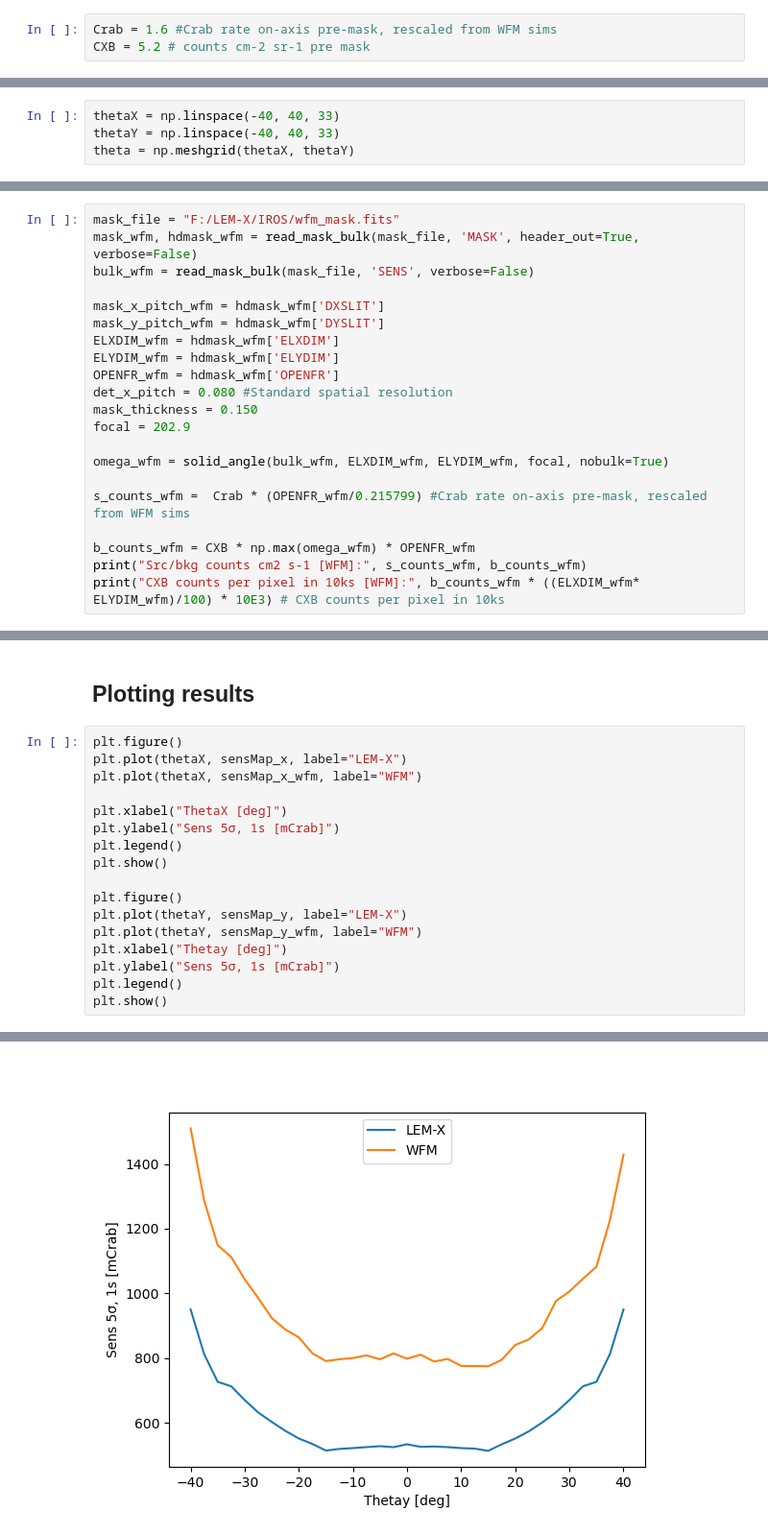
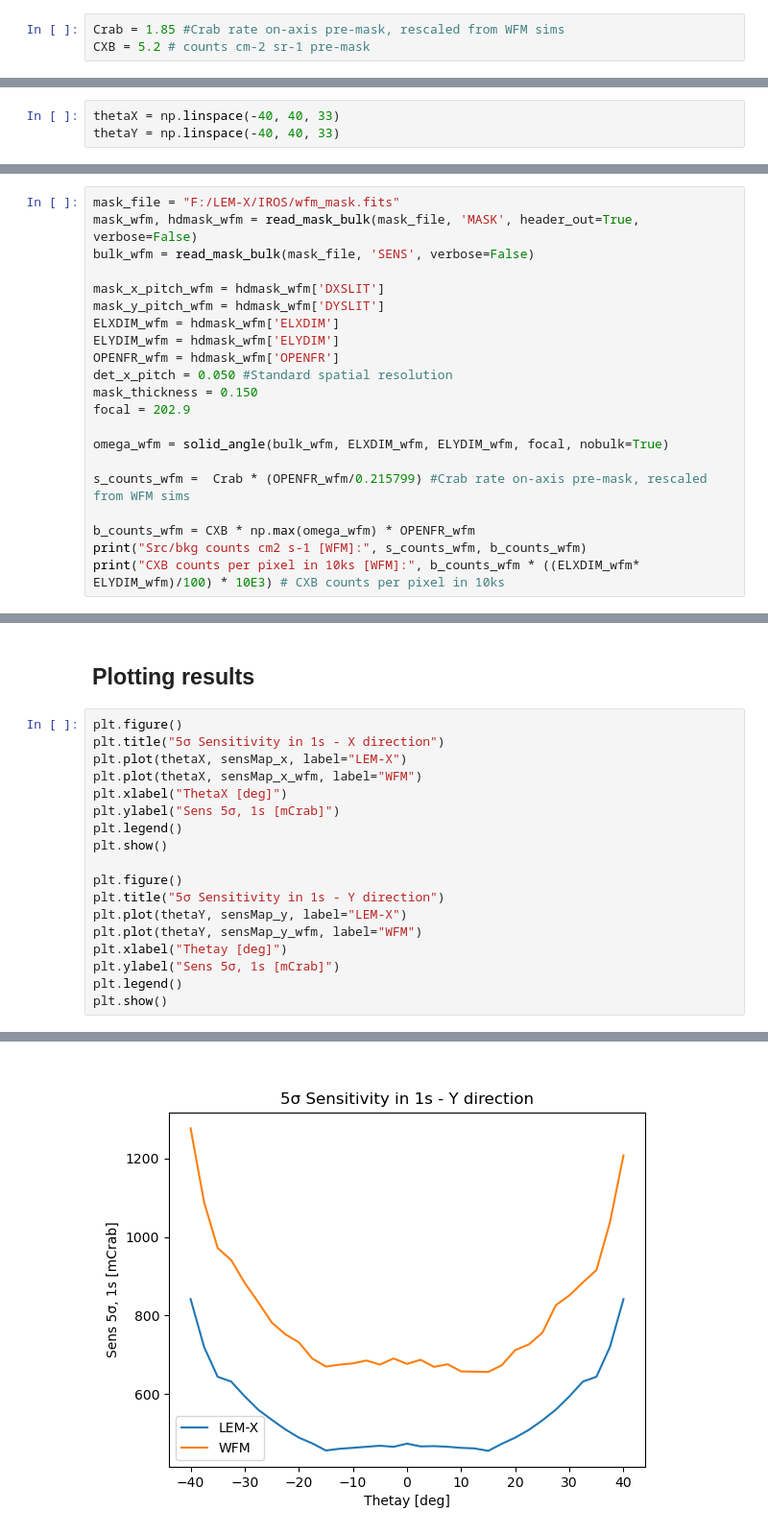
Before and after one commit to yuri-evangelista/CodedMasks, a Jupyter notebook: notebooks/sens_vs_off_axis.ipynb, the cells around one changed output, grey strips where cells are left out. Shown at 96% size. Cells and saved outputs as stored; diff of their text form.

```diff
--- a/notebooks/sens_vs_off_axis.ipynb
+++ b/notebooks/sens_vs_off_axis.ipynb
@@ -39,6 +38,6 @@ focal = 202.9
 # %%
 omega = solid_angle(bulk, ELXDIM, ELYDIM, focal, nobulk=True)
 # %%
-Crab = 1.6 #Crab rate on-axis pre-mask, rescaled from WFM sims
-CXB = 5.2 # counts cm-2 sr-1 pre mask
+Crab = 1.85 #Crab rate on-axis pre-mask, rescaled from WFM sims
+CXB = 5.2 # counts cm-2 sr-1 pre-mask
 # %%
@@ -56,7 +54,6 @@ CXB counts per pixel in 10ks: 33.77554667518203
 # %%
 thetaX = np.linspace(-40, 40, 33)
 thetaY = np.linspace(-40, 40, 33)
-theta = np.meshgrid(thetaX, thetaY)
 # %% [markdown]
 ## Calculating 5$\sigma$ sensitivity in 1 s, expressed in mCrab
 # %%
@@ -81,7 +78,7 @@ mask_y_pitch_wfm = hdmask_wfm['DYSLIT']
 ELXDIM_wfm = hdmask_wfm['ELXDIM']
 ELYDIM_wfm = hdmask_wfm['ELYDIM']
 OPENFR_wfm = hdmask_wfm['OPENFR']
-det_x_pitch = 0.080 #Standard spatial resolution
+det_x_pitch = 0.050 #Standard spatial resolution
 mask_thickness = 0.150
 focal = 202.9
 
@@ -108,15 +105,16 @@ print ("1ks expected Crab significance (on-axis) [WFM]:", int(peak_snr_wfm))
 ## Plotting results
 # %%
 plt.figure()
+plt.title("5σ Sensitivity in 1s - X direction")
 plt.plot(thetaX, sensMap_x, label="LEM-X")
 plt.plot(thetaX, sensMap_x_wfm, label="WFM")
-
 plt.xlabel("ThetaX [deg]")
 plt.ylabel("Sens 5σ, 1s [mCrab]")
 plt.legend()
 plt.show()
 
 plt.figure()
+plt.title("5σ Sensitivity in 1s - Y direction")
 plt.plot(thetaY, sensMap_y, label="LEM-X")
 plt.plot(thetaY, sensMap_y_wfm, label="WFM")
 plt.xlabel("Thetay [deg]")
@@ -128 +126 @@ plt.show()
-[figure, old version]
+[figure, new version]
```
Also changed, not shown: parts of 10 cells of this notebook.
